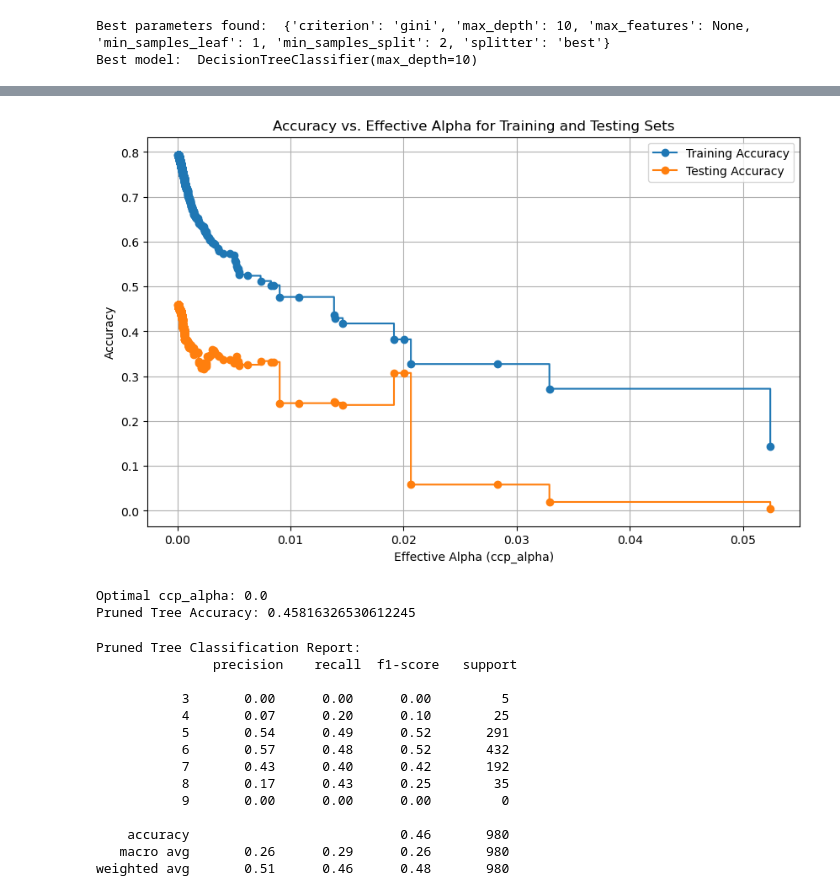
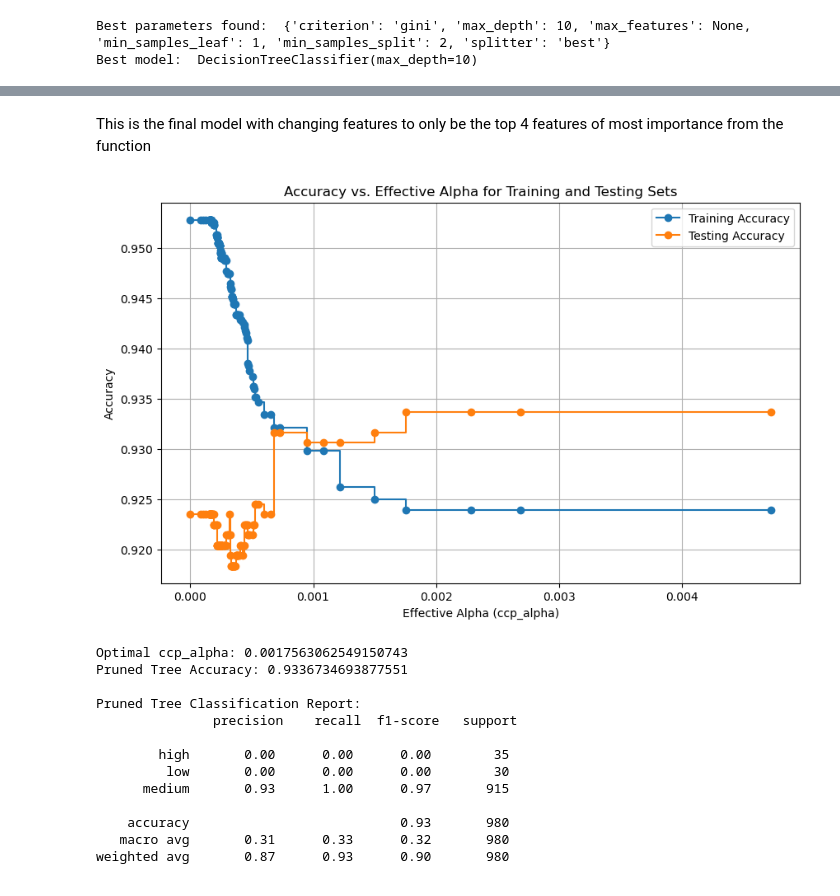
Before and after one commit to nabrego/WinePrediction, a Jupyter notebook: WineEDA/DecisionTree.ipynb, the cells around one changed output, grey strips where cells are left out. Cells and saved outputs as stored; diff of their text form; code cells hidden in the pictures.

```diff
--- a/WineEDA/DecisionTree.ipynb
+++ b/WineEDA/DecisionTree.ipynb
@@ -182,4 +219,6 @@ weighted avg       0.92      0.94      0.92       980
 [drawing not drawn]
+# %% [markdown]
+This is the final model with changing features to only be the top 4 features of most importance from the function
 # %%
 import pandas as pd
 from sklearn.tree import DecisionTreeClassifier, export_graphviz
@@ -195,6 +234,7 @@ from sklearn import tree
 from sklearn.metrics import classification_report
 from imblearn.over_sampling import SMOTE
 
+
 # We call the csv data
 df = pd.read_csv('../data/raw/winequalityN.csv')
 # We fill the NaN numerical values with 0
@@ -203,39 +243,44 @@ df.fillna(df.select_dtypes(include='number').mean(), inplace=True)
 # White wine
 dfW = df[df['type'] == 'white'].drop('type',axis =1)
 
+# Convert the target variable 'quality' to categorical classes
+def categorize_quality(row):
+    if row <= 4:
+        return 'low'
+    elif 5 <= row <= 7:
+        return 'medium'
+    else:
+        return 'high'
+
+
+# Apply the function to the 'quality' column to convert it to 'low', 'medium', 'high'
+dfW['quality'] = dfW['quality'].apply(categorize_quality)
+
 top_Features = ['alcohol', 'volatile acidity', 'free sulfur dioxide','citric acid']
+
 # Y is our target
 y = dfW['quality']
 X_drop = dfW.drop('quality', axis=1)
 
 X_reduced = X_drop[top_Features]
 
-smote = SMOTE(random_state=42, k_neighbors=3)
-
 # We split the data into training and testing
-X_train, X_test, y_train, y_test = train_test_split(X_drop, y, test_size=0.2, random_state=42)
-
-X_train_res, y_train_res = smote.fit_resample(X_train, y_train)
-
-
+X_train, X_test, y_train, y_test = train_test_split(X_reduced, y, test_size=0.2, random_state=42)
 
 #grab the path total leaf impurities and then grab the alphas
-path = DecisionTreeClassifier(random_state=42).cost_complexity_pruning_path(X_train_res, y_train_res)
+path = DecisionTreeClassifier(random_state=42).cost_complexity_pruning_path(X_train, y_train)
 ccp_alphas, impurities = path.ccp_alphas, path.impurities
 
 clf_list = []
 
-
 for ccp_alpha in ccp_alphas:
     Decision = DecisionTreeClassifier(max_depth=10,min_samples_leaf=1,min_samples_split=2 ,ccp_alpha = ccp_alpha, random_state=42)
-    Decision.fit(X_train_res,y_train_res)
+    Decision.fit(X_train,y_train)
     clf_list.append(Decision)
 
 
-
-train_scores = [clf.score(X_train_res, y_train_res) for clf in clf_list]
+train_scores = [clf.score(X_train, y_train) for clf in clf_list]
 test_scores = [clf.score(X_test, y_test) for clf in clf_list]
-
 
 plt.figure(figsize=(10, 6))
 plt.plot(ccp_alphas, train_scores, marker='o', label='Training Accuracy', drawstyle="steps-post")
@@ -257,50 +302,48 @@ pruned_tree = DecisionTreeClassifier(
     min_samples_split=2,
     min_samples_leaf=1,
     ccp_alpha=optimal_alpha,
     random_state=42
 )
-pruned_tree.fit(X_train_res, y_train_res)
+pruned_tree.fit(X_train, y_train)
+
 
 y_pred_pruned = pruned_tree.predict(X_test)
 
 # Accuracy
 accuracy_pruned = accuracy_score(y_test, y_pred_pruned)
 print("Pruned Tree Accuracy:", accuracy_pruned)
 
 # Classification Report
 print("\nPruned Tree Classification Report:\n", classification_report(y_test, y_pred_pruned))
 
 
 data_graph = tree.export_graphviz(
     pruned_tree,
     out_file=None,
-    feature_names=X_drop.columns,
+    feature_names=top_Features,
     class_names=[str(i) for i in sorted(y.unique())],
     filled=True,
     rounded=True,
     special_characters=True,
     precision=2
 )
 
 # Generate the Graphviz visualization
 graph = graphviz.Source(data_graph)
 graph
 # %% [output]
-[figure, old version]
+[figure, new version]
-Optimal ccp_alpha: 0.0
-Pruned Tree Accuracy: 0.45816326530612245
+Optimal ccp_alpha: 0.0017563062549150743
+Pruned Tree Accuracy: 0.9336734693877551
+
+Pruned Tree Classification Report:
+               precision    recall  f1-score   support
+
+        high       0.00      0.00      0.00        35
+         low       0.00      0.00      0.00        30
+      medium       0.93      1.00      0.97       915
+
+    accuracy                           0.93       980
+   macro avg       0.31      0.33      0.32       980
+weighted avg       0.87      0.93      0.90       980
-Pruned Tree Classification Report:
-               precision    recall  f1-score   support
-
-           3       0.00      0.00      0.00         5
-           4       0.07      0.20      0.10        25
-           5       0.54      0.49      0.52       291
-           6       0.57      0.48      0.52       432
-           7       0.43      0.40      0.42       192
-           8       0.17      0.43      0.25        35
-           9       0.00      0.00      0.00         0
-
-    accuracy                           0.46       980
-   macro avg       0.26      0.29      0.26       980
-weighted avg       0.51      0.46      0.48       980
 [drawing not drawn]
```
Also changed, not shown: parts of 3 cells of this notebook.
